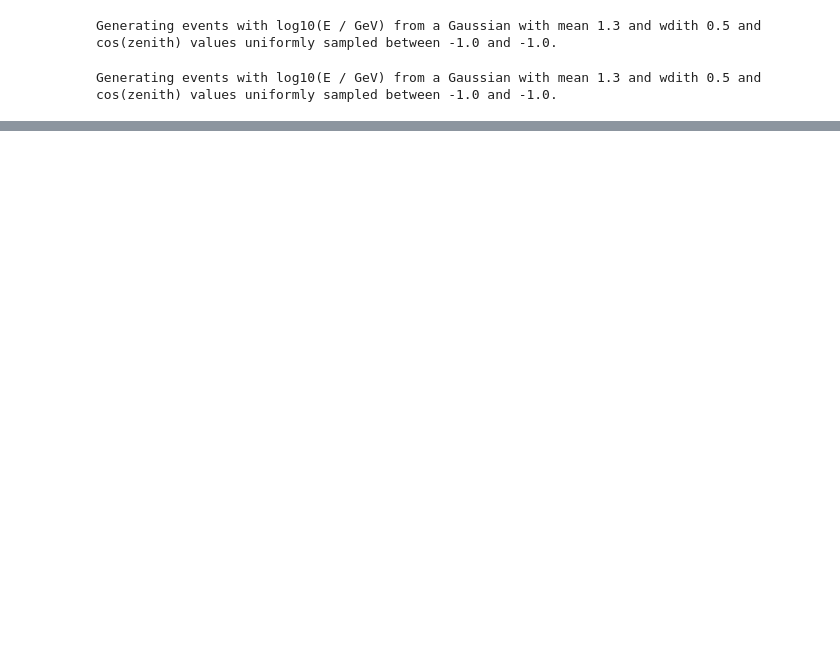
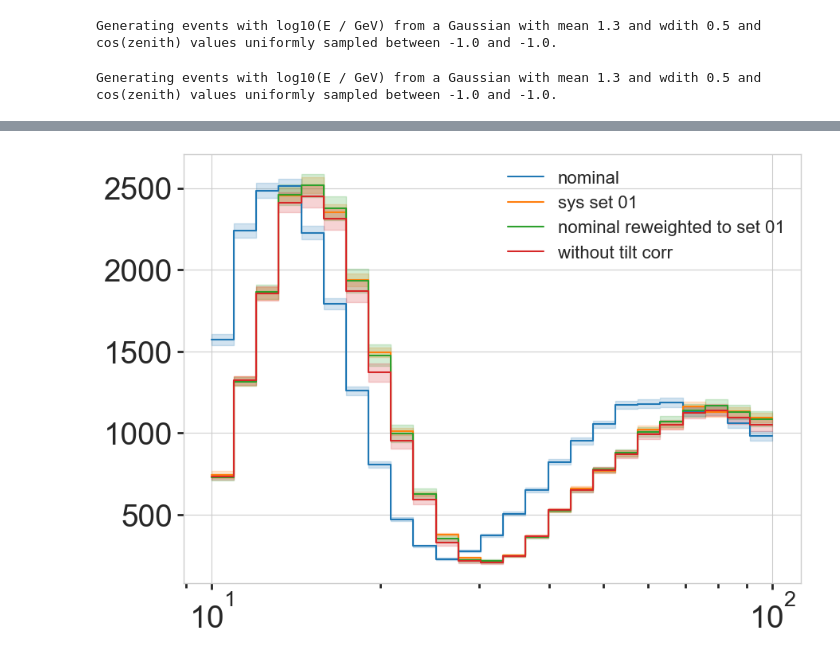
Before and after one commit to LeanderFischer/ultrasurfaces, a Jupyter notebook: New Ultrasurface Notebook Alex.ipynb, the cells around one changed output, grey strips where cells are left out. Cells and saved outputs as stored; diff of their text form; code cells hidden in the pictures; blank space fills up the shorter version.

```diff
--- a/New Ultrasurface Notebook Alex.ipynb
+++ b/New Ultrasurface Notebook Alex.ipynb
@@ -93,0 +180,29 @@ array([  6.15556832, 148.41133642,  12.78693241, ...,  12.22039438,
+# %%
+weighted_hist = Histogram(bin_edges)
+weighted_hist.fill(
+    df_with_probs["reco_energy"],
+    df_with_probs["weights"]
+    * df_with_probs["prob_sys_01"]
+    / df_with_probs["prob_nominal"],
+)
+
+weighted_hist_no_tilt_corr = Histogram(bin_edges)
+weighted_hist_no_tilt_corr.fill(
+    df_with_probs_no_tilt_corr["reco_energy"],
+    df_with_probs_no_tilt_corr["weights"]
+    * df_with_probs_no_tilt_corr["prob_sys_01"]
+    / df_with_probs_no_tilt_corr["prob_nominal"],
+)
+# %%
+from toy_mc.histogram import plot_histogram
+
+fig, ax = plt.subplots()
+plot_histogram(gen_nominal.get_histogram(bin_edges), ax=ax, label="nominal")
+plot_histogram(gen_sys_1.get_histogram(bin_edges), ax=ax, label="sys set 01")
+plot_histogram(weighted_hist, ax=ax, label="nominal reweighted to set 01")
+plot_histogram(weighted_hist_no_tilt_corr, ax=ax, label="without tilt corr")
+plt.semilogx()
+plt.legend()
+plt.show()
+# %% [output]
+[figure, added]
```
Also changed, not shown: parts of 17 cells of this notebook, 3 other files.
